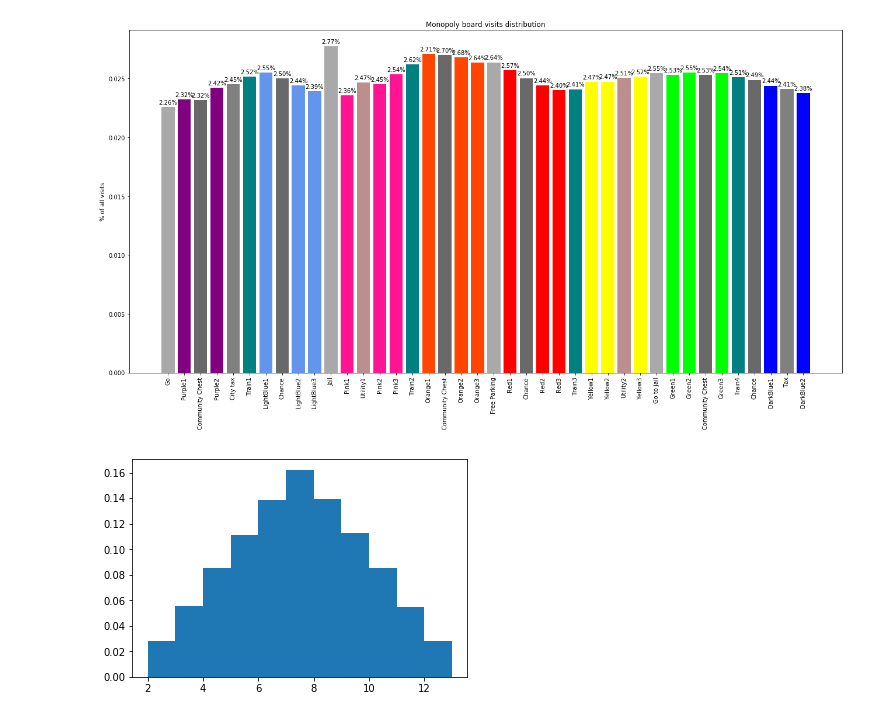
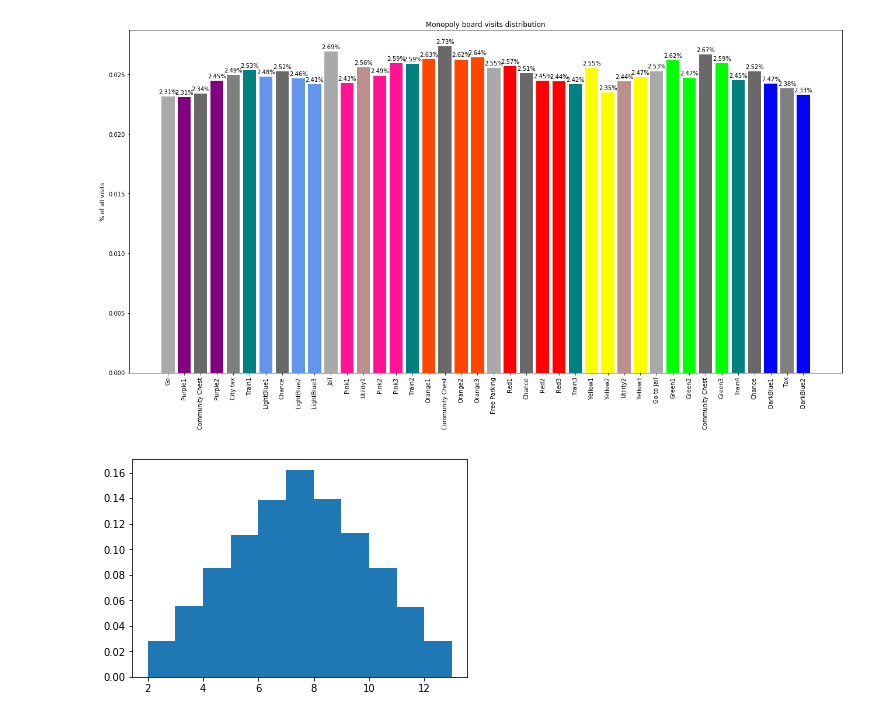
Before and after one commit to hitchhiker744/monopoly_math, a Jupyter notebook: simulation.ipynb, the cells around one changed output. Cells and saved outputs as stored; diff of their text form; code cells hidden in the pictures.

```diff
--- a/simulation.ipynb
+++ b/simulation.ipynb
@@ -8,11 +8,11 @@ player3 = Player("Uri")
 simulation = Simulation([player1, player2, player3],
             ['chance_cards.csv', 'community_chest_cards.csv'], 'squares.csv')
 # %%
-simulation.run_simulation(100000)
+simulation.run_simulation(20000)
 simulation.extract_results()
 simulation.make_plot()
 # %% [output]
-[figure, old version]
+[figure, new version]
 # %%
 player = simulation.game.players[0]
 # %%
```
Also changed, not shown: parts of 6 cells of this notebook, 2 other files.
